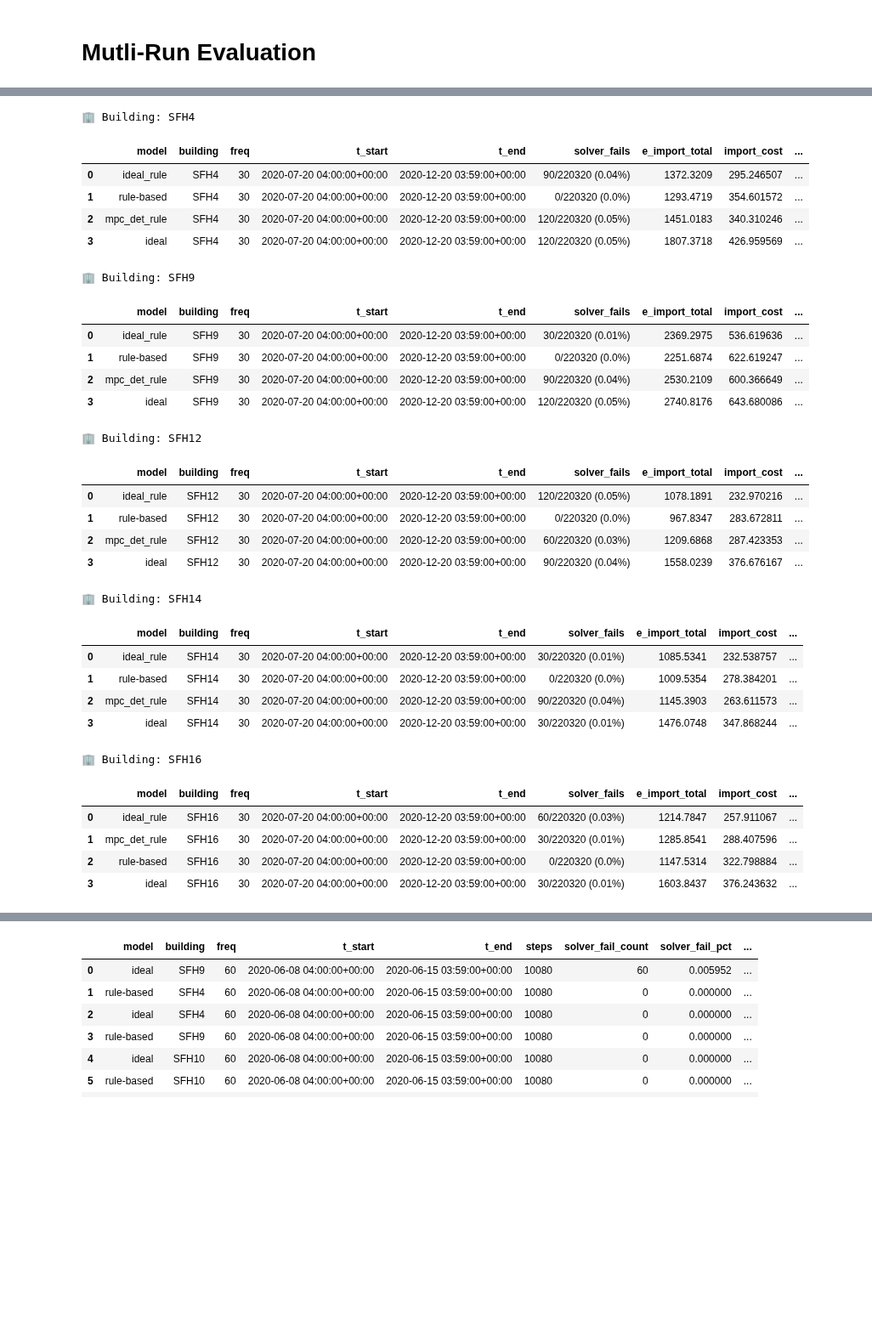
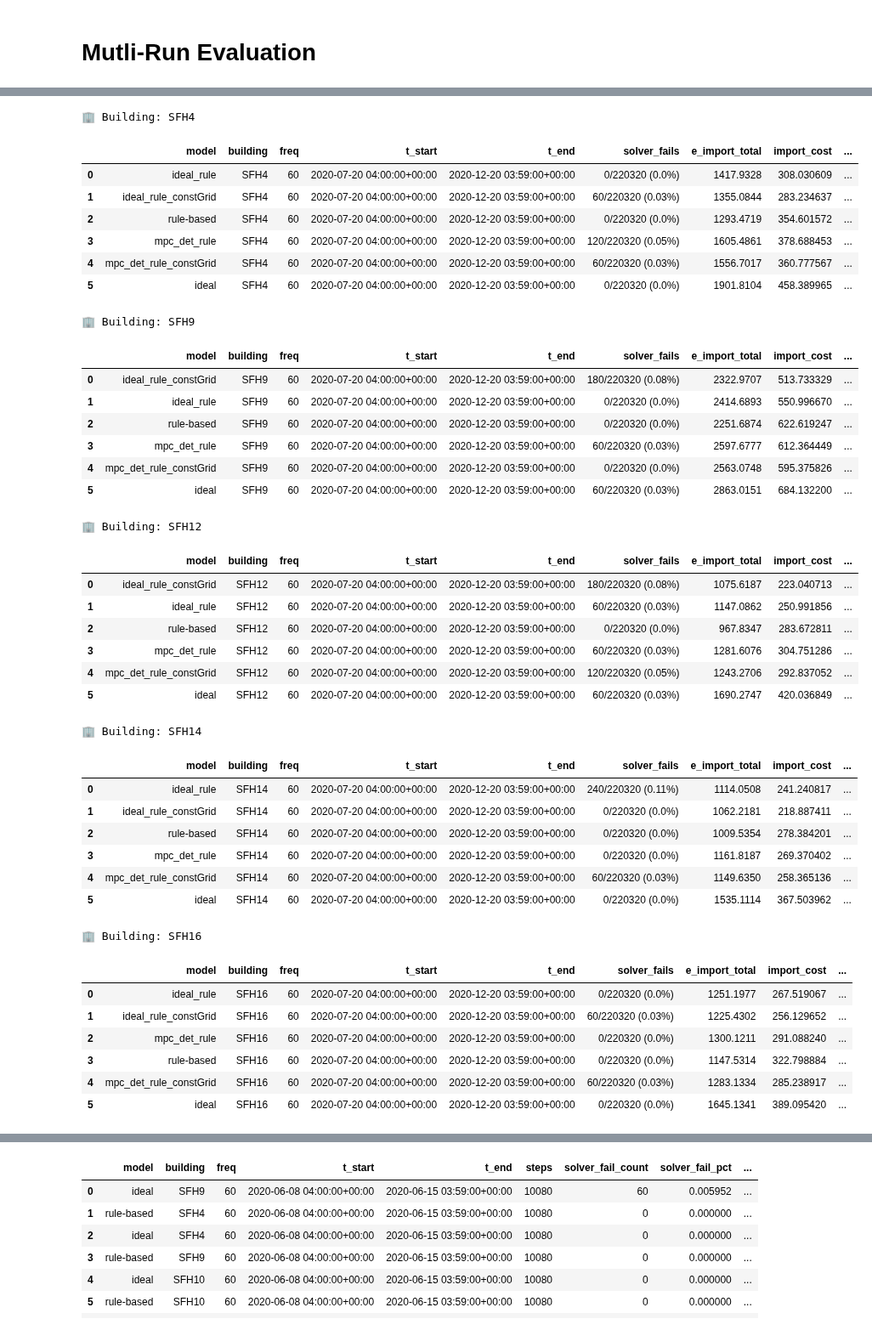
Before and after one commit to JaMoPinter/MPC-vs-RBC, a Jupyter notebook: 03_optimization/evaluation/evaluation.ipynb, the cells around one changed output, grey strips where cells are left out. Shown at 85% size. Saved outputs shown, nothing was run; the diff lists cells and outputs as text; code cells hidden in the pictures; blank space fills up the shorter version.

```diff
--- a/03_optimization/evaluation/evaluation.ipynb
+++ b/03_optimization/evaluation/evaluation.ipynb
@@ -180,0 +202,16 @@ mre.leaderboard_mean()
+# %%
+# Fused experiments with new MPC-RBCCONSTGRID
+#time_of_executions = ["2025-08-28_13-44", "2025-09-11_16-38"]  # f60-gt1-c0
+time_of_executions = ["2025-08-28_13-50", "2025-09-11_16-40"]  # f60-gt1-c8
+
+#time_of_executions = ["2025-08-28_13-56", "2025-09-11_16-41"]  # f30-gt1-c0
+#time_of_executions = ["2025-08-28_13-59", "2025-09-11_16-42"]  # f30-gt1-c8
+
+
+
+csvs = [p for t in time_of_executions for p in Path("../runs").rglob(f"logs_{t}*.csv")]
+csvs = sorted(csvs,key=lambda p: int(re.search(r"SFH(\d+)", p.name).group(1)))
+
+mref60_gt1_c8 = MultiRunEvaluator(run_paths=csvs)
+
+mref60_gt1_c8.leaderboard_mean()
@@ -181,5 +226,5 @@ mre.leaderboard_mean()
 # %%
-mre.leaderboard()
+mref60_gt1_c8.leaderboard()
 # %% [output]
 🏢 Building: SFH3
 |  | model | building | freq | t_start | t_end | solver_fails | e_import_total | import_cost | ... |
@@ -190,31 +237,41 @@ mre.leaderboard()
 🏢 Building: SFH4
 |  | model | building | freq | t_start | t_end | solver_fails | e_import_total | import_cost | ... |
-| 0 | ideal_rule | SFH4 | 30 | 2020-07-20 04:00:00+00:00 | 2020-12-20 03:59:00+00:00 | 90/220320 (0.04%) | 1372.3209 | 295.246507 | ... |
-| 1 | rule-based | SFH4 | 30 | 2020-07-20 04:00:00+00:00 | 2020-12-20 03:59:00+00:00 | 0/220320 (0.0%) | 1293.4719 | 354.601572 | ... |
-| 2 | mpc_det_rule | SFH4 | 30 | 2020-07-20 04:00:00+00:00 | 2020-12-20 03:59:00+00:00 | 120/220320 (0.05%) | 1451.0183 | 340.310246 | ... |
-| 3 | ideal | SFH4 | 30 | 2020-07-20 04:00:00+00:00 | 2020-12-20 03:59:00+00:00 | 120/220320 (0.05%) | 1807.3718 | 426.959569 | ... |
+| 0 | ideal_rule | SFH4 | 60 | 2020-07-20 04:00:00+00:00 | 2020-12-20 03:59:00+00:00 | 0/220320 (0.0%) | 1417.9328 | 308.030609 | ... |
+| 1 | ideal_rule_constGrid | SFH4 | 60 | 2020-07-20 04:00:00+00:00 | 2020-12-20 03:59:00+00:00 | 60/220320 (0.03%) | 1355.0844 | 283.234637 | ... |
+| 2 | rule-based | SFH4 | 60 | 2020-07-20 04:00:00+00:00 | 2020-12-20 03:59:00+00:00 | 0/220320 (0.0%) | 1293.4719 | 354.601572 | ... |
+| 3 | mpc_det_rule | SFH4 | 60 | 2020-07-20 04:00:00+00:00 | 2020-12-20 03:59:00+00:00 | 120/220320 (0.05%) | 1605.4861 | 378.688453 | ... |
+| 4 | mpc_det_rule_constGrid | SFH4 | 60 | 2020-07-20 04:00:00+00:00 | 2020-12-20 03:59:00+00:00 | 60/220320 (0.03%) | 1556.7017 | 360.777567 | ... |
+| 5 | ideal | SFH4 | 60 | 2020-07-20 04:00:00+00:00 | 2020-12-20 03:59:00+00:00 | 0/220320 (0.0%) | 1901.8104 | 458.389965 | ... |
 🏢 Building: SFH9
 |  | model | building | freq | t_start | t_end | solver_fails | e_import_total | import_cost | ... |
-| 0 | ideal_rule | SFH9 | 30 | 2020-07-20 04:00:00+00:00 | 2020-12-20 03:59:00+00:00 | 30/220320 (0.01%) | 2369.2975 | 536.619636 | ... |
-| 1 | rule-based | SFH9 | 30 | 2020-07-20 04:00:00+00:00 | 2020-12-20 03:59:00+00:00 | 0/220320 (0.0%) | 2251.6874 | 622.619247 | ... |
-| 2 | mpc_det_rule | SFH9 | 30 | 2020-07-20 04:00:00+00:00 | 2020-12-20 03:59:00+00:00 | 90/220320 (0.04%) | 2530.2109 | 600.366649 | ... |
-| 3 | ideal | SFH9 | 30 | 2020-07-20 04:00:00+00:00 | 2020-12-20 03:59:00+00:00 | 120/220320 (0.05%) | 2740.8176 | 643.680086 | ... |
+| 0 | ideal_rule_constGrid | SFH9 | 60 | 2020-07-20 04:00:00+00:00 | 2020-12-20 03:59:00+00:00 | 180/220320 (0.08%) | 2322.9707 | 513.733329 | ... |
+| 1 | ideal_rule | SFH9 | 60 | 2020-07-20 04:00:00+00:00 | 2020-12-20 03:59:00+00:00 | 0/220320 (0.0%) | 2414.6893 | 550.996670 | ... |
+| 2 | rule-based | SFH9 | 60 | 2020-07-20 04:00:00+00:00 | 2020-12-20 03:59:00+00:00 | 0/220320 (0.0%) | 2251.6874 | 622.619247 | ... |
+| 3 | mpc_det_rule | SFH9 | 60 | 2020-07-20 04:00:00+00:00 | 2020-12-20 03:59:00+00:00 | 60/220320 (0.03%) | 2597.6777 | 612.364449 | ... |
+| 4 | mpc_det_rule_constGrid | SFH9 | 60 | 2020-07-20 04:00:00+00:00 | 2020-12-20 03:59:00+00:00 | 0/220320 (0.0%) | 2563.0748 | 595.375826 | ... |
+| 5 | ideal | SFH9 | 60 | 2020-07-20 04:00:00+00:00 | 2020-12-20 03:59:00+00:00 | 60/220320 (0.03%) | 2863.0151 | 684.132200 | ... |
 🏢 Building: SFH12
 |  | model | building | freq | t_start | t_end | solver_fails | e_import_total | import_cost | ... |
-| 0 | ideal_rule | SFH12 | 30 | 2020-07-20 04:00:00+00:00 | 2020-12-20 03:59:00+00:00 | 120/220320 (0.05%) | 1078.1891 | 232.970216 | ... |
-| 1 | rule-based | SFH12 | 30 | 2020-07-20 04:00:00+00:00 | 2020-12-20 03:59:00+00:00 | 0/220320 (0.0%) | 967.8347 | 283.672811 | ... |
-| 2 | mpc_det_rule | SFH12 | 30 | 2020-07-20 04:00:00+00:00 | 2020-12-20 03:59:00+00:00 | 60/220320 (0.03%) | 1209.6868 | 287.423353 | ... |
-| 3 | ideal | SFH12 | 30 | 2020-07-20 04:00:00+00:00 | 2020-12-20 03:59:00+00:00 | 90/220320 (0.04%) | 1558.0239 | 376.676167 | ... |
+| 0 | ideal_rule_constGrid | SFH12 | 60 | 2020-07-20 04:00:00+00:00 | 2020-12-20 03:59:00+00:00 | 180/220320 (0.08%) | 1075.6187 | 223.040713 | ... |
+| 1 | ideal_rule | SFH12 | 60 | 2020-07-20 04:00:00+00:00 | 2020-12-20 03:59:00+00:00 | 60/220320 (0.03%) | 1147.0862 | 250.991856 | ... |
+| 2 | rule-based | SFH12 | 60 | 2020-07-20 04:00:00+00:00 | 2020-12-20 03:59:00+00:00 | 0/220320 (0.0%) | 967.8347 | 283.672811 | ... |
+| 3 | mpc_det_rule | SFH12 | 60 | 2020-07-20 04:00:00+00:00 | 2020-12-20 03:59:00+00:00 | 60/220320 (0.03%) | 1281.6076 | 304.751286 | ... |
+| 4 | mpc_det_rule_constGrid | SFH12 | 60 | 2020-07-20 04:00:00+00:00 | 2020-12-20 03:59:00+00:00 | 120/220320 (0.05%) | 1243.2706 | 292.837052 | ... |
+| 5 | ideal | SFH12 | 60 | 2020-07-20 04:00:00+00:00 | 2020-12-20 03:59:00+00:00 | 60/220320 (0.03%) | 1690.2747 | 420.036849 | ... |
 🏢 Building: SFH14
 |  | model | building | freq | t_start | t_end | solver_fails | e_import_total | import_cost | ... |
-| 0 | ideal_rule | SFH14 | 30 | 2020-07-20 04:00:00+00:00 | 2020-12-20 03:59:00+00:00 | 30/220320 (0.01%) | 1085.5341 | 232.538757 | ... |
-| 1 | rule-based | SFH14 | 30 | 2020-07-20 04:00:00+00:00 | 2020-12-20 03:59:00+00:00 | 0/220320 (0.0%) | 1009.5354 | 278.384201 | ... |
-| 2 | mpc_det_rule | SFH14 | 30 | 2020-07-20 04:00:00+00:00 | 2020-12-20 03:59:00+00:00 | 90/220320 (0.04%) | 1145.3903 | 263.611573 | ... |
-| 3 | ideal | SFH14 | 30 | 2020-07-20 04:00:00+00:00 | 2020-12-20 03:59:00+00:00 | 30/220320 (0.01%) | 1476.0748 | 347.868244 | ... |
+| 0 | ideal_rule | SFH14 | 60 | 2020-07-20 04:00:00+00:00 | 2020-12-20 03:59:00+00:00 | 240/220320 (0.11%) | 1114.0508 | 241.240817 | ... |
+| 1 | ideal_rule_constGrid | SFH14 | 60 | 2020-07-20 04:00:00+00:00 | 2020-12-20 03:59:00+00:00 | 0/220320 (0.0%) | 1062.2181 | 218.887411 | ... |
+| 2 | rule-based | SFH14 | 60 | 2020-07-20 04:00:00+00:00 | 2020-12-20 03:59:00+00:00 | 0/220320 (0.0%) | 1009.5354 | 278.384201 | ... |
+| 3 | mpc_det_rule | SFH14 | 60 | 2020-07-20 04:00:00+00:00 | 2020-12-20 03:59:00+00:00 | 0/220320 (0.0%) | 1161.8187 | 269.370402 | ... |
+| 4 | mpc_det_rule_constGrid | SFH14 | 60 | 2020-07-20 04:00:00+00:00 | 2020-12-20 03:59:00+00:00 | 60/220320 (0.03%) | 1149.6350 | 258.365136 | ... |
+| 5 | ideal | SFH14 | 60 | 2020-07-20 04:00:00+00:00 | 2020-12-20 03:59:00+00:00 | 0/220320 (0.0%) | 1535.1114 | 367.503962 | ... |
 🏢 Building: SFH16
 |  | model | building | freq | t_start | t_end | solver_fails | e_import_total | import_cost | ... |
-| 0 | ideal_rule | SFH16 | 30 | 2020-07-20 04:00:00+00:00 | 2020-12-20 03:59:00+00:00 | 60/220320 (0.03%) | 1214.7847 | 257.911067 | ... |
-| 1 | mpc_det_rule | SFH16 | 30 | 2020-07-20 04:00:00+00:00 | 2020-12-20 03:59:00+00:00 | 30/220320 (0.01%) | 1285.8541 | 288.407596 | ... |
-| 2 | rule-based | SFH16 | 30 | 2020-07-20 04:00:00+00:00 | 2020-12-20 03:59:00+00:00 | 0/220320 (0.0%) | 1147.5314 | 322.798884 | ... |
-| 3 | ideal | SFH16 | 30 | 2020-07-20 04:00:00+00:00 | 2020-12-20 03:59:00+00:00 | 30/220320 (0.01%) | 1603.8437 | 376.243632 | ... |
+| 0 | ideal_rule | SFH16 | 60 | 2020-07-20 04:00:00+00:00 | 2020-12-20 03:59:00+00:00 | 0/220320 (0.0%) | 1251.1977 | 267.519067 | ... |
+| 1 | ideal_rule_constGrid | SFH16 | 60 | 2020-07-20 04:00:00+00:00 | 2020-12-20 03:59:00+00:00 | 60/220320 (0.03%) | 1225.4302 | 256.129652 | ... |
+| 2 | mpc_det_rule | SFH16 | 60 | 2020-07-20 04:00:00+00:00 | 2020-12-20 03:59:00+00:00 | 0/220320 (0.0%) | 1300.1211 | 291.088240 | ... |
+| 3 | rule-based | SFH16 | 60 | 2020-07-20 04:00:00+00:00 | 2020-12-20 03:59:00+00:00 | 0/220320 (0.0%) | 1147.5314 | 322.798884 | ... |
+| 4 | mpc_det_rule_constGrid | SFH16 | 60 | 2020-07-20 04:00:00+00:00 | 2020-12-20 03:59:00+00:00 | 60/220320 (0.03%) | 1283.1334 | 285.238917 | ... |
+| 5 | ideal | SFH16 | 60 | 2020-07-20 04:00:00+00:00 | 2020-12-20 03:59:00+00:00 | 0/220320 (0.0%) | 1645.1341 | 389.095420 | ... |
 ... (18 outputs left out)
```
Also changed, not shown: parts of 48 cells of this notebook, 9 other files.
